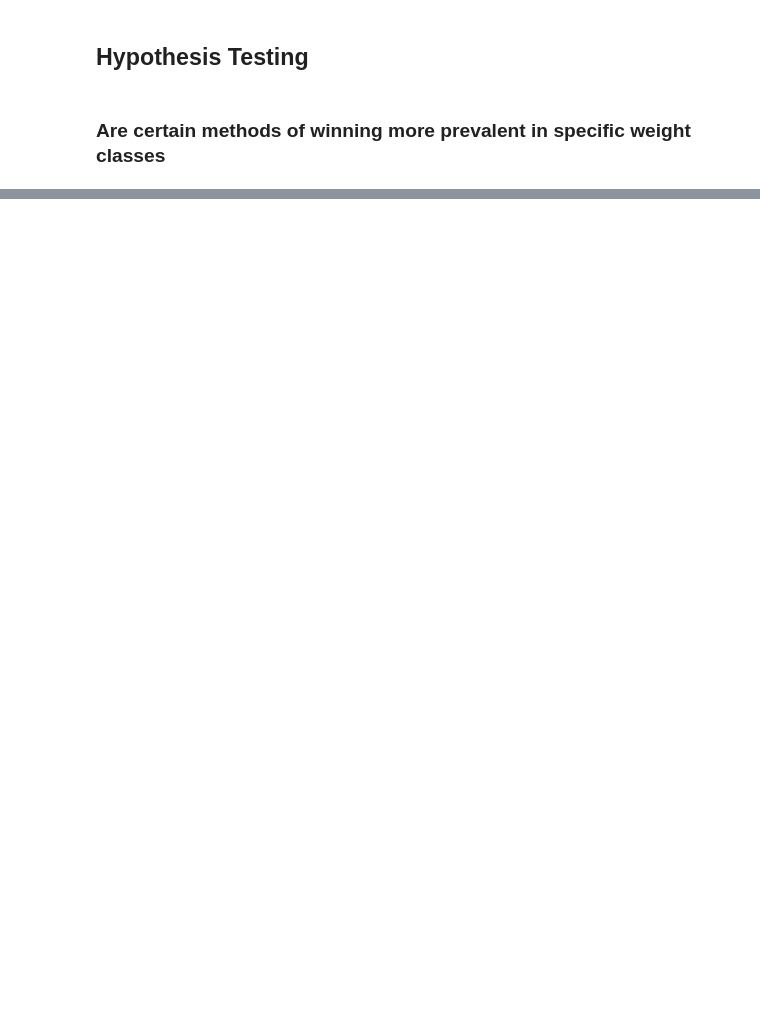
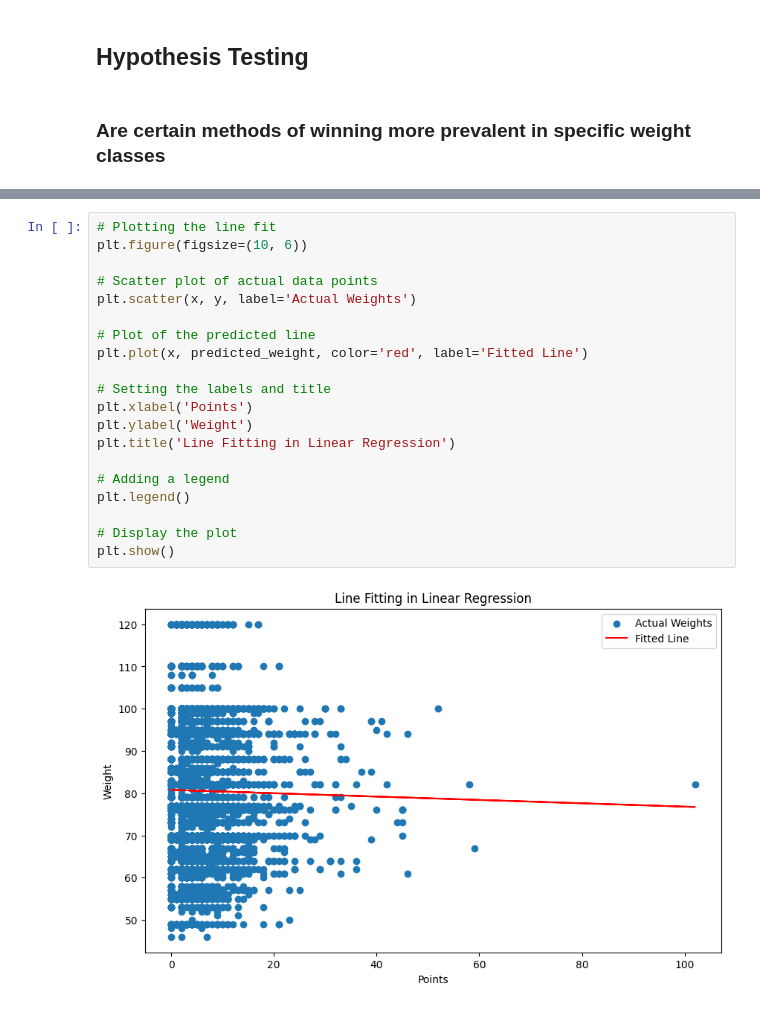
Before and after one commit to Martin-Melody/Data-Analytics-2023, a Jupyter notebook: project.ipynb, the cells around one changed output, grey strips where cells are left out. Saved outputs shown, nothing was run; the diff lists cells and outputs as text; blank space fills up the shorter version.

```diff
--- a/project.ipynb
+++ b/project.ipynb
@@ -681,0 +665,22 @@ List all the references and data sources used in your analysis.
+# %%
+# Plotting the line fit
+plt.figure(figsize=(10, 6))
+
+# Scatter plot of actual data points
+plt.scatter(x, y, label='Actual Weights')
+
+# Plot of the predicted line
+plt.plot(x, predicted_weight, color='red', label='Fitted Line')
+
+# Setting the labels and title
+plt.xlabel('Points')
+plt.ylabel('Weight')
+plt.title('Line Fitting in Linear Regression')
+
+# Adding a legend
+plt.legend()
+
+# Display the plot
+plt.show()
+# %% [output]
+[figure, added]
```
Also changed, not shown: parts of 53 cells of this notebook.
